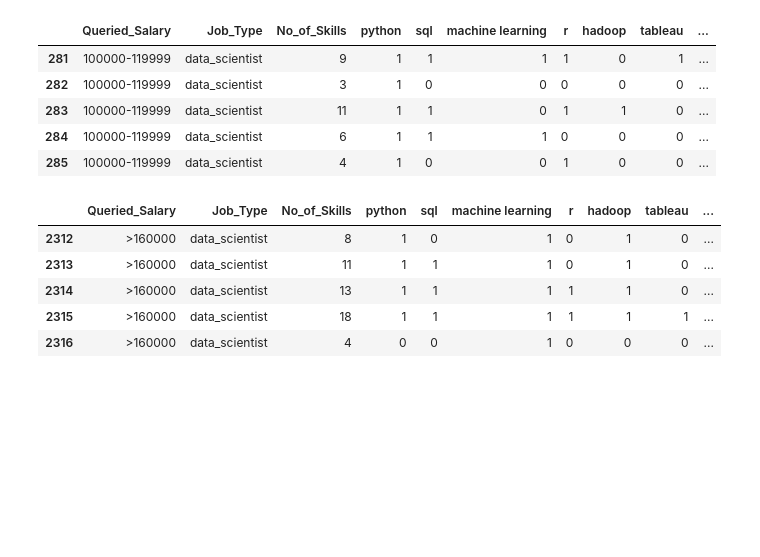
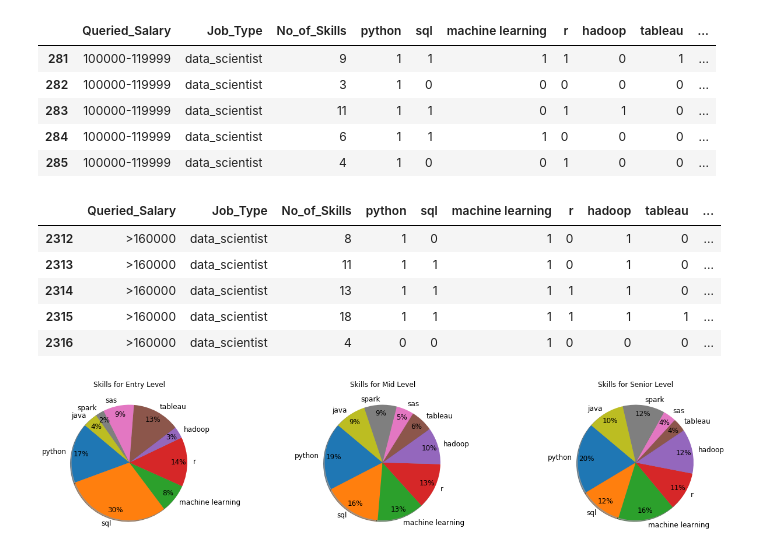
Before and after one commit to GitGTBoot/Project-1, a Jupyter notebook: Project 1.ipynb, the cells around one changed output. Saved outputs shown, nothing was run; the diff lists cells and outputs as text; code cells hidden in the pictures; blank space fills up the shorter version.

```diff
--- a/Project 1.ipynb
+++ b/Project 1.ipynb
@@ -257,3 +297,21 @@ senior_level.head()
 | 2314 | >160000 | data_scientist | 13 | 1 | 1 | 1 | 1 | 1 | 0 | ... |
 | 2315 | >160000 | data_scientist | 18 | 1 | 1 | 1 | 1 | 1 | 1 | ... |
 | 2316 | >160000 | data_scientist | 4 | 0 | 0 | 1 | 0 | 0 | 0 | ... |
+# %%
+fig, axes = plt.subplots(1, 3,figsize=(20, 15))
+labels1=['python','sql','machine learning', 'r', 'hadoop', 'tableau', 'sas', 'spark', 'java']
+sizes1 =[556,985,268,459,109,445,287,80,136]
+sizes2 =[1818,1560,1266,1249,1003,610,477,883,849]
+sizes3= [951,559,763,526,602,181,177,568,495]
+axes[0].pie(sizes1, labels=labels1,autopct='%.0f%%',textprops={'fontsize': 12},
+                            shadow=True,pctdistance=0.85, startangle=140)
+axes[0].set_title('Skills for Entry Level')
+axes[1].pie(sizes2, labels=labels1,autopct='%.0f%%',textprops={'fontsize': 12},
+                   shadow=True,pctdistance=0.85,startangle=140 )
+axes[1].set_title('Skills for Mid Level')
+axes[2].pie(sizes3, labels=labels1,autopct='%.0f%%',textprops={'fontsize': 12},
+                            shadow=True,pctdistance=0.85,startangle=140 )
+axes[2].set_title('Skills for Senior Level')
+fig.subplots_adjust(wspace=0.75)
+# %% [output]
+[figure, added]
```
Also changed, not shown: parts of 7 cells of this notebook.
